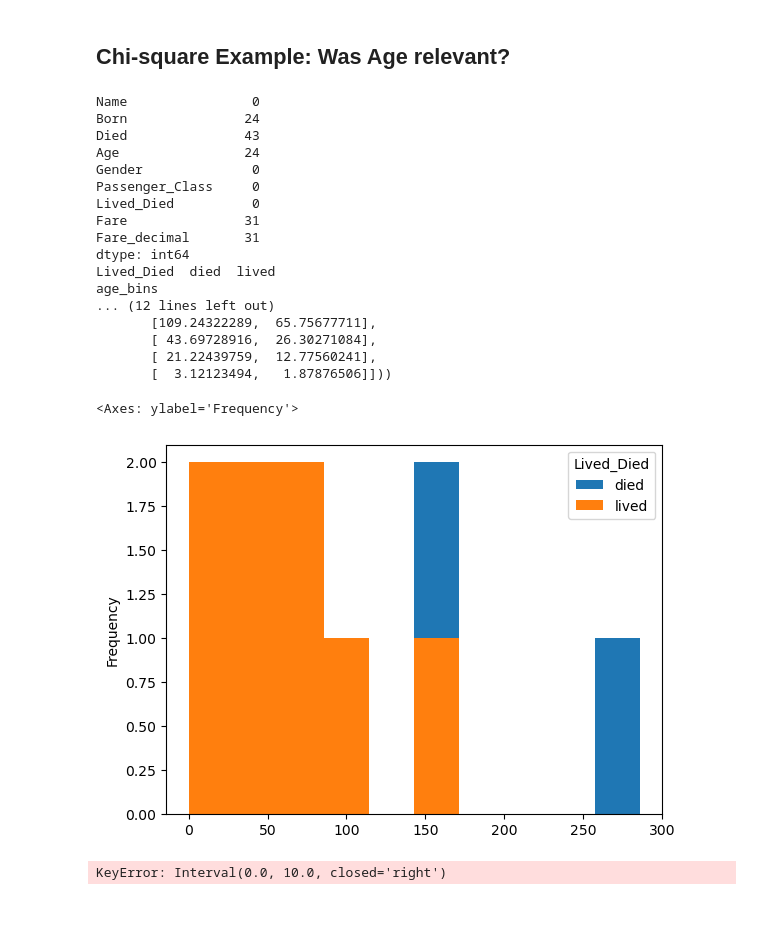
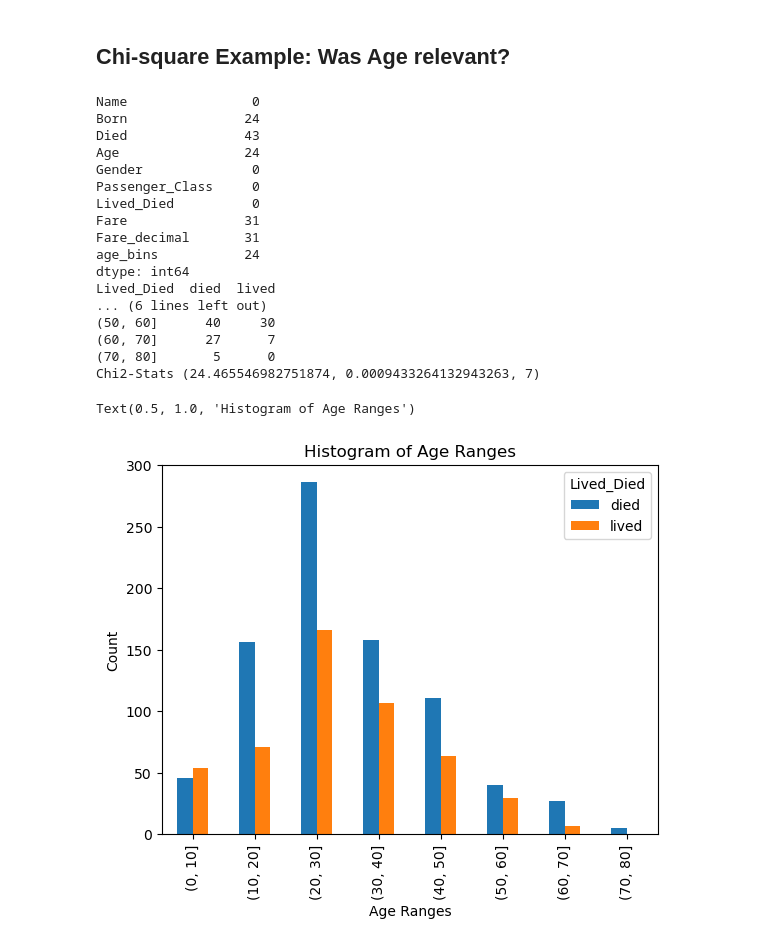
Before and after one commit to CS4580/my-notes-TJEgbert, a Jupyter notebook: module6/titanic_passenger.ipynb, the cells around one changed output. Saved outputs shown, nothing was run; the diff lists cells and outputs as text; code cells hidden in the pictures; blank space fills up the shorter version.

```diff
--- a/module6/titanic_passenger.ipynb
+++ b/module6/titanic_passenger.ipynb
@@ -63,10 +63,12 @@ print(stats.chi2_contingency(contingency_table)[0:3])
 print(passenger_df.isnull().sum())
 
 # Create the Bins
-passenger_df['age_bins'] = pd.cut(x=passenger_df['Age'], bins= [0, 10, 20, 30, 40, 50, 60, 70, 80])
+#passenger_df['age_bins'] = pd.cut(x=passenger_df['Age'], bins= [0, 10, 20, 30, 40, 50, 60, 70, 80])
+passenger_df['age_bins'] = pd.cut(x=passenger_df['Age'], bins= range(0, 90, 10)) # ^ Another way to do the above
+
 contingency_table = pd.crosstab(passenger_df['age_bins'], passenger_df['Lived_Died'])
 print(contingency_table)
-print(f'Chi2-Stats {stats.chi2_contingency(contingency_table)}')
+print(f'Chi2-Stats {stats.chi2_contingency(contingency_table)[0:3]}')
 # %% [output]
 Name                0
 Born               24
@@ -77,26 +79,19 @@ Passenger_Class     0
 Lived_Died          0
 Fare               31
 Fare_decimal       31
+age_bins           24
 dtype: int64
 Lived_Died  died  lived
-age_bins
-... (12 lines left out)
-       [109.24322289,  65.75677711],
-       [ 43.69728916,  26.30271084],
-       [ 21.22439759,  12.77560241],
-       [  3.12123494,   1.87876506]]))
+... (6 lines left out)
+(50, 60]      40     30
+(60, 70]      27      7
+(70, 80]       5      0
+Chi2-Stats (24.465546982751874, 0.0009433264132943263, 7)
 # %%
-passenger_df.groupby(['age_bins', 'Lived_Died']).size().unstack().plot(kind='hist', stacked=False)
+passenger_df.groupby(['age_bins', 'Lived_Died']).size().unstack().plot(kind='bar', stacked=False)
+plt.xlabel('Age Ranges')
+plt.ylabel('Count')
+plt.title('Histogram of Age Ranges')
 # %% [output]
-<Axes: ylabel='Frequency'>
+Text(0.5, 1.0, 'Histogram of Age Ranges')
-[figure, old version]
+[figure, new version]
-# %%
-# Create a heatmap
-import seaborn as sb
-#passenger_df['age_bins'] = pd.cut(x=passenger_df['Age'], bins= [0, 10, 20, 30, 40, 50, 60, 70, 80])
-
-# Use a pivottable
-pivot_table = passenger_df.pivot_table(passenger_df['age_bins'])
-pivot_table
-# %% [output]
-KeyError: Interval(0.0, 10.0, closed='right')
```
Also changed, not shown: parts of 17 cells of this notebook.
